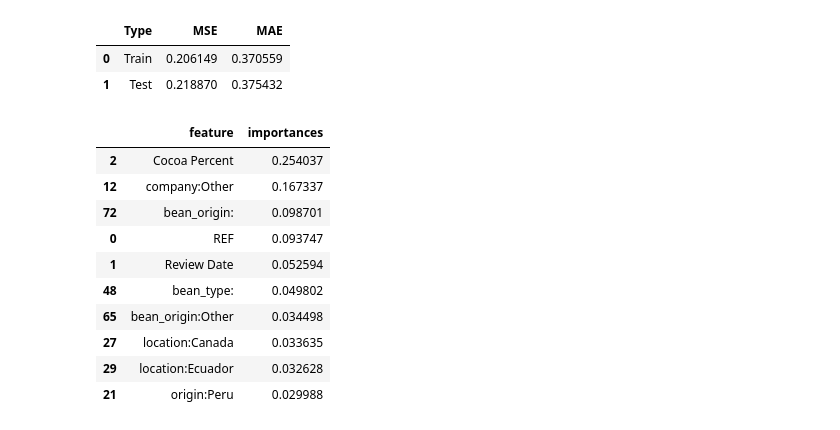
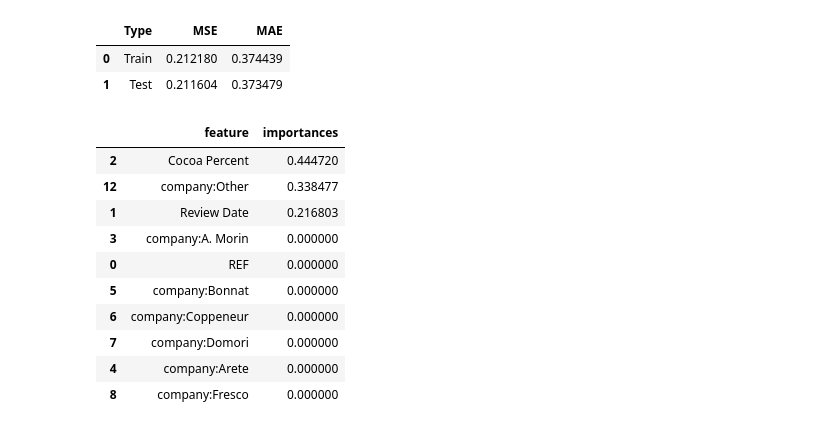
Before and after one commit to Grashch/Data-science, a Jupyter notebook: Tree/TreeRegressor.ipynb, the cells around one changed output. Drawn from its saved outputs; the diff is of its cells as text; code cells hidden in the pictures.

```diff
--- a/Tree/TreeRegressor.ipynb
+++ b/Tree/TreeRegressor.ipynb
@@ -193,0 +191,12 @@ GridSearchCV(estimator=DecisionTreeRegressor(),
+# %%
+# Разделяем данные на признаки (X) и целевую переменную (y)
+# Целевая переменная — 'Rating' (оценка шоколада)
+features = numerical_features + categories
+X = data[features]
+y = data['Rating']
+
+# Разделяем данные на обучающую и тестовую выборки
+# 30% данных идут в тестовую выборку, stratify=y сохраняет распределение оценок
+X_train, X_test, y_train, y_test = train_test_split(
+    X, y, test_size=0.3, stratify=y
+)
@@ -193,0 +266,12 @@ GridSearchCV(estimator=DecisionTreeRegressor(),
+# %%
+# Создаем новую модель с лучшими параметрами
+tree_search = DecisionTreeRegressor(
+    criterion='friedman_mse',
+    max_depth=50,
+    min_samples_leaf=20,
+    splitter='random'
+)
+tree_search.fit(X_train, y_train)
+
+# Оцениваем качество улучшенной модели
+get_score(tree_search)
@@ -211,24 +286,35 @@ get_score(tree_search)
-# %%
-tree_search1 = DecisionTreeRegressor(**search.best_params_)
-tree_search1.fit(X_train, y_train)
-get_score(tree_search1)
-# %% [output]
-|  | Type | MSE | MAE |
-| 0 | Train | 0.206149 | 0.370559 |
-| 1 | Test | 0.218870 | 0.375432 |
+# %%
+# Создаем еще одну модель с другими параметрами (для сравнения)
+tree_search1 = DecisionTreeRegressor(
+    criterion='squared_error',
+    max_depth=2,
+    min_samples_leaf=2,
+    splitter='random'
+)
+tree_search1.fit(X_train, y_train)
+
+# Оцениваем качество второй модели
+get_score(tree_search1)
+# %% [output]
+|  | Type | MSE | MAE |
+| 0 | Train | 0.212180 | 0.374439 |
+| 1 | Test | 0.211604 | 0.373479 |
 # %%
-pd.DataFrame({'feature': features,
-              'importances': tree_search.feature_importances_
-              }).sort_values('importances', ascending=False).iloc[:10]
+# Выводим топ-10 наиболее важных признаков для второй модели
+# Важность признака показывает, насколько сильно он влияет на предсказание
+pd.DataFrame({
+    'feature': features,
+    'importances': tree_search1.feature_importances_
+}).sort_values('importances', ascending=False).iloc[:10]
 # %% [output]
 |  | feature | importances |
-| 2 | Cocoa Percent | 0.254037 |
-| 12 | company:Other | 0.167337 |
-| 72 | bean_origin: | 0.098701 |
-| 0 | REF | 0.093747 |
-| 1 | Review Date | 0.052594 |
-| 48 | bean_type: | 0.049802 |
-| 65 | bean_origin:Other | 0.034498 |
-| 27 | location:Canada | 0.033635 |
-| 29 | location:Ecuador | 0.032628 |
-| 21 | origin:Peru | 0.029988 |
+| 2 | Cocoa Percent | 0.444720 |
+| 12 | company:Other | 0.338477 |
+| 1 | Review Date | 0.216803 |
+| 3 | company:A. Morin | 0.000000 |
+| 0 | REF | 0.000000 |
+| 5 | company:Bonnat | 0.000000 |
+| 6 | company:Coppeneur | 0.000000 |
+| 7 | company:Domori | 0.000000 |
+| 4 | company:Arete | 0.000000 |
+| 8 | company:Fresco | 0.000000 |
```
Also changed, not shown: parts of 41 cells of this notebook.
